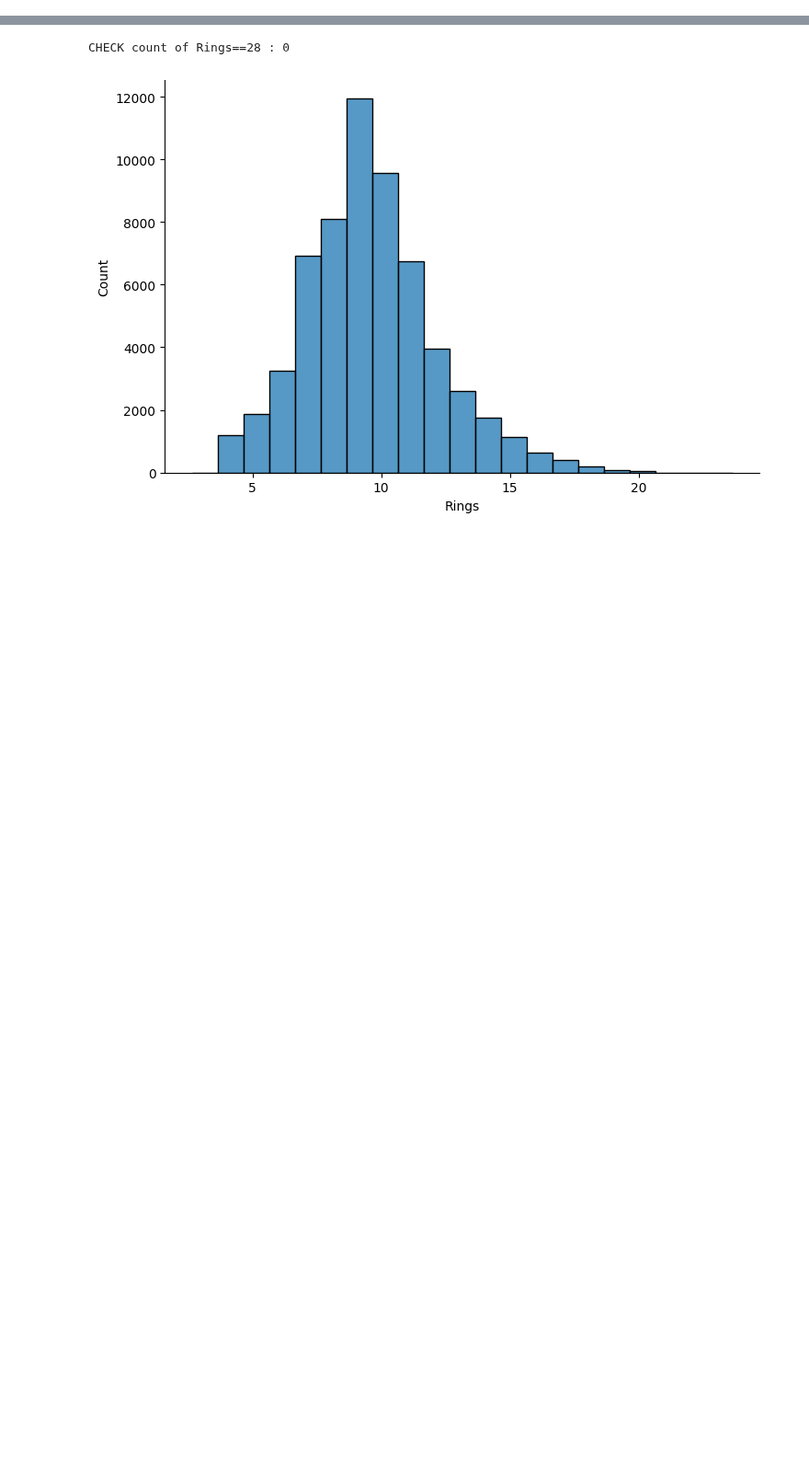
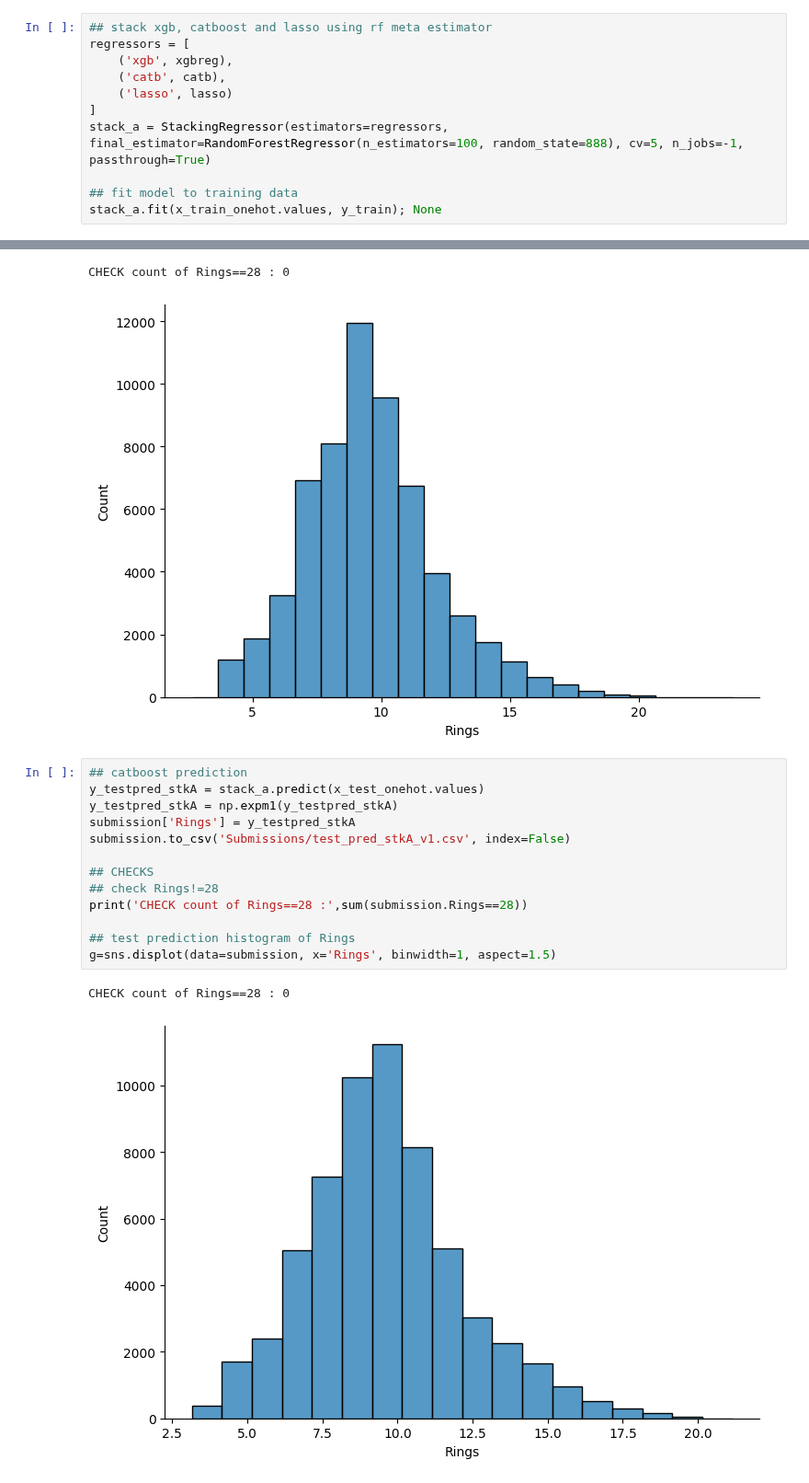
Before and after one commit to stephanie-yz/Kaggle_PG4.04_Abalone, a Jupyter notebook: 03_Modelling.ipynb, the cells around one changed output, grey strips where cells are left out. Shown at 92% size. Cells and saved outputs as stored; diff of their text form; blank space fills up the shorter version.

Commit message:
Stack xgb, catb, and lasso using rf meta estimator

```diff
--- a/03_Modelling.ipynb
+++ b/03_Modelling.ipynb
@@ -346,3 +350,14 @@ catb.fit(x_train_onehot.values, y_train); None
+# %%
+## stack xgb, catboost and lasso using rf meta estimator
+regressors = [
+    ('xgb', xgbreg),
+    ('catb', catb),
+    ('lasso', lasso)
+]
+stack_a = StackingRegressor(estimators=regressors, final_estimator=RandomForestRegressor(n_estimators=100, random_state=888), cv=5, n_jobs=-1, passthrough=True)
+
+## fit model to training data
+stack_a.fit(x_train_onehot.values, y_train); None
 # %% [markdown]
 ## Test Predictions
 # %%
@@ -450,3 +465,19 @@ g=sns.displot(data=submission, x='Rings', binwidth=1, aspect=1.5)
 # %% [output]
 CHECK count of Rings==28 : 0
 [figure]
+# %%
+## catboost prediction
+y_testpred_stkA = stack_a.predict(x_test_onehot.values)
+y_testpred_stkA = np.expm1(y_testpred_stkA)
+submission['Rings'] = y_testpred_stkA
+submission.to_csv('Submissions/test_pred_stkA_v1.csv', index=False)
+
+## CHECKS
+## check Rings!=28
+print('CHECK count of Rings==28 :',sum(submission.Rings==28))
+
+## test prediction histogram of Rings
+g=sns.displot(data=submission, x='Rings', binwidth=1, aspect=1.5)
+# %% [output]
+CHECK count of Rings==28 : 0
+[figure, added]
```
Also changed, not shown: parts of 2 cells of this notebook, 1 other file.
